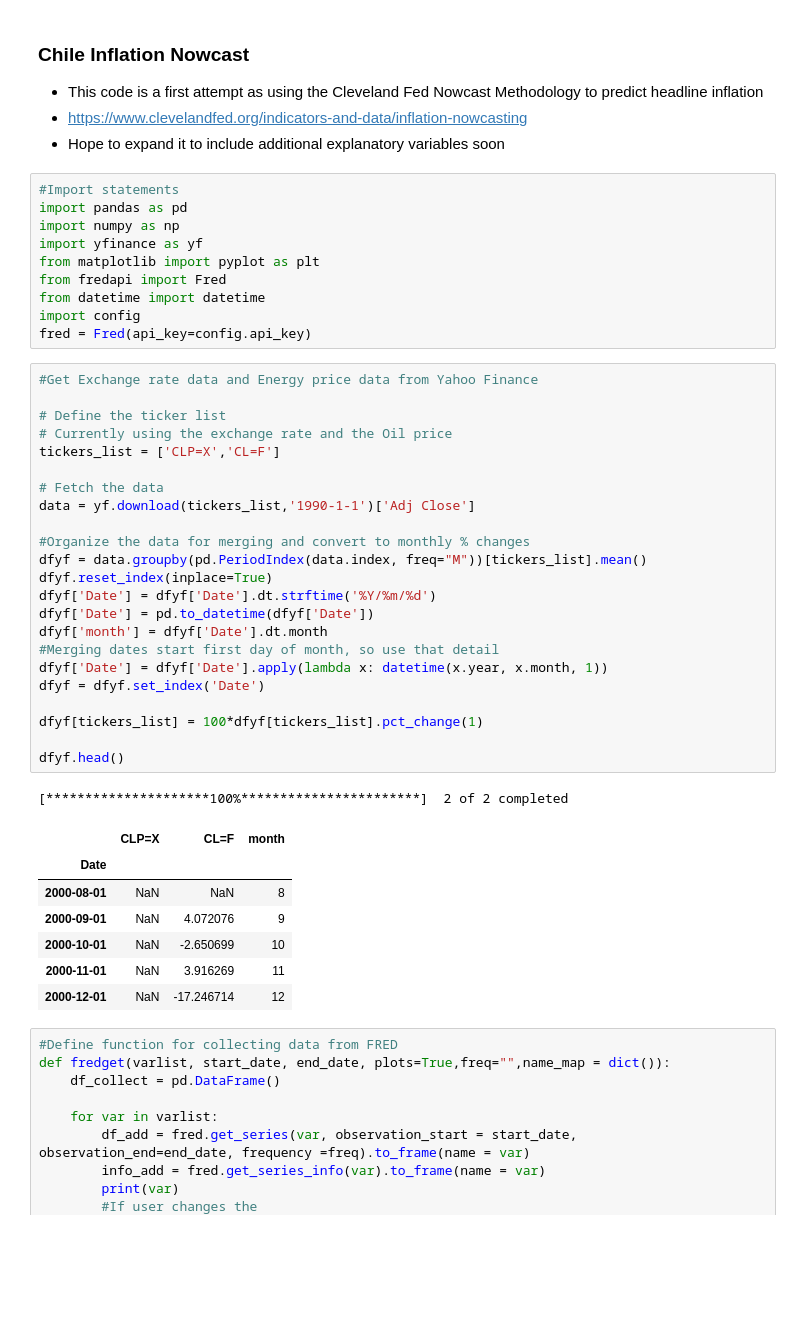
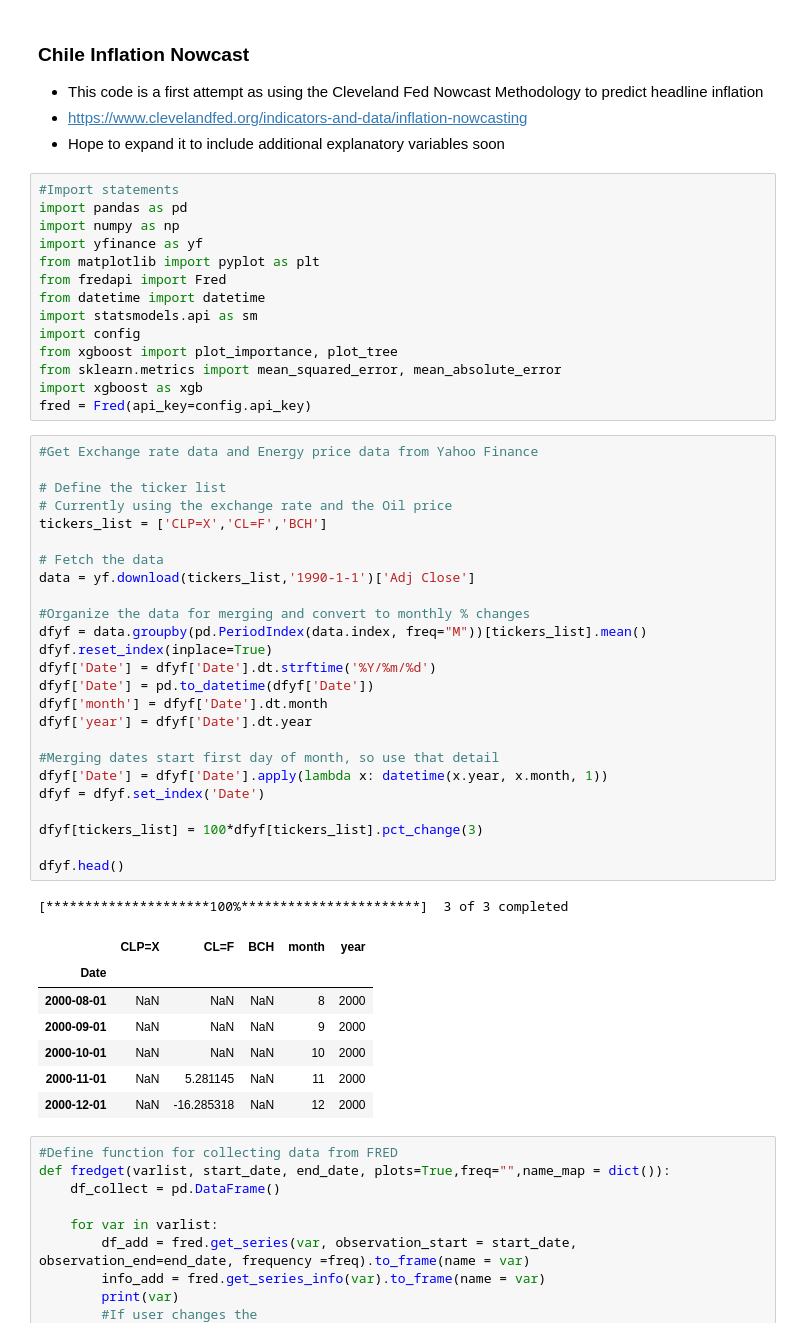
Before and after one commit to willcrossb/Latam_CPI_nowcast, a Jupyter notebook: Chile_headline_nowcast.ipynb, the cells around one changed output. Saved outputs shown, nothing was run; the diff lists cells and outputs as text; blank space fills up the shorter version.

```diff
--- a/Chile_headline_nowcast.ipynb
+++ b/Chile_headline_nowcast.ipynb
@@ -11,40 +11,46 @@ import yfinance as yf
 from matplotlib import pyplot as plt
 from fredapi import Fred
 from datetime import datetime
+import statsmodels.api as sm
 import config
+from xgboost import plot_importance, plot_tree
+from sklearn.metrics import mean_squared_error, mean_absolute_error
+import xgboost as xgb
 fred = Fred(api_key=config.api_key)
 # %%
 #Get Exchange rate data and Energy price data from Yahoo Finance
 
 # Define the ticker list
 # Currently using the exchange rate and the Oil price
-tickers_list = ['CLP=X','CL=F']
+tickers_list = ['CLP=X','CL=F','BCH']
 
 # Fetch the data
 data = yf.download(tickers_list,'1990-1-1')['Adj Close']
 
 #Organize the data for merging and convert to monthly % changes
 dfyf = data.groupby(pd.PeriodIndex(data.index, freq="M"))[tickers_list].mean()
 dfyf.reset_index(inplace=True)
 dfyf['Date'] = dfyf['Date'].dt.strftime('%Y/%m/%d')
 dfyf['Date'] = pd.to_datetime(dfyf['Date'])
 dfyf['month'] = dfyf['Date'].dt.month
+dfyf['year'] = dfyf['Date'].dt.year
+
 #Merging dates start first day of month, so use that detail
 dfyf['Date'] = dfyf['Date'].apply(lambda x: datetime(x.year, x.month, 1))
 dfyf = dfyf.set_index('Date')
 
-dfyf[tickers_list] = 100*dfyf[tickers_list].pct_change(1)
+dfyf[tickers_list] = 100*dfyf[tickers_list].pct_change(3)
 
 dfyf.head()
 # %% [output]
-[*********************100%***********************]  2 of 2 completed
+[*********************100%***********************]  3 of 3 completed
-|  | CLP=X | CL=F | month |
-| Date |  |  |  |
-| 2000-08-01 | NaN | NaN | 8 |
-| 2000-09-01 | NaN | 4.072076 | 9 |
-| 2000-10-01 | NaN | -2.650699 | 10 |
-| 2000-11-01 | NaN | 3.916269 | 11 |
-| 2000-12-01 | NaN | -17.246714 | 12 |
+|  | CLP=X | CL=F | BCH | month | year |
+| Date |  |  |  |  |  |
+| 2000-08-01 | NaN | NaN | NaN | 8 | 2000 |
+| 2000-09-01 | NaN | NaN | NaN | 9 | 2000 |
+| 2000-10-01 | NaN | NaN | NaN | 10 | 2000 |
+| 2000-11-01 | NaN | 5.281145 | NaN | 11 | 2000 |
+| 2000-12-01 | NaN | -16.285318 | NaN | 12 | 2000 |
 # %%
 #Define function for collecting data from FRED
 def fredget(varlist, start_date, end_date, plots=True,freq="",name_map = dict()):
```
Also changed, not shown: parts of 14 cells of this notebook.
